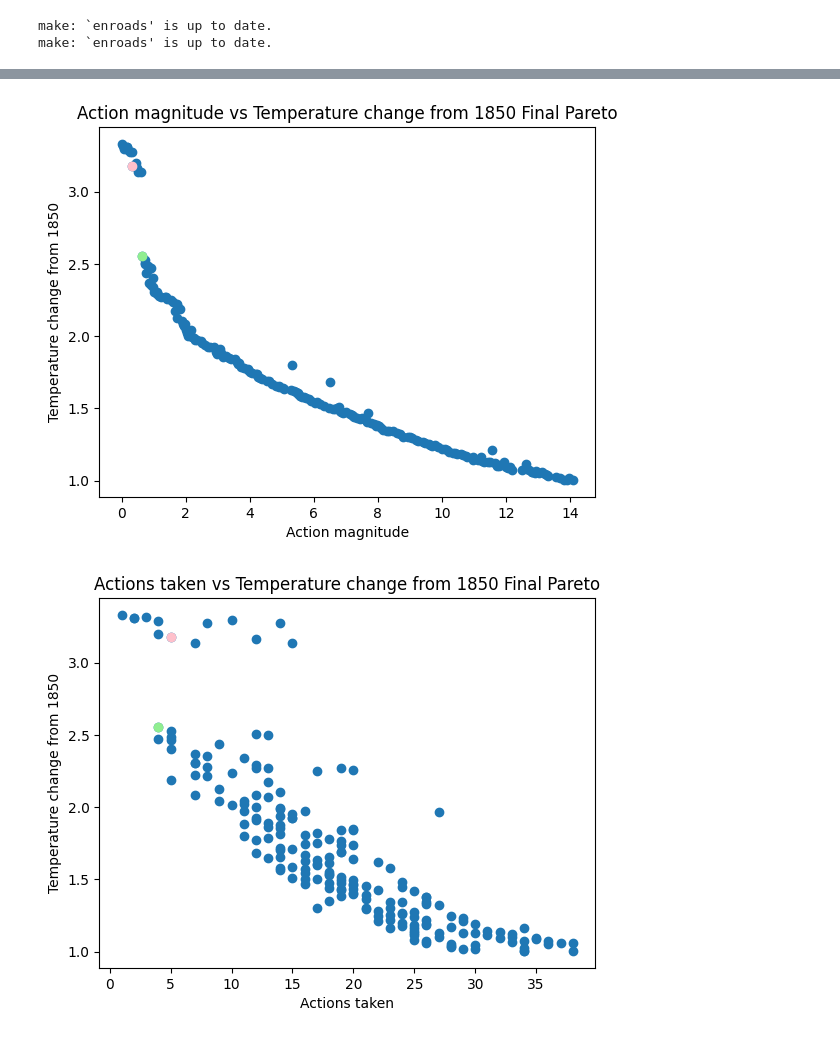
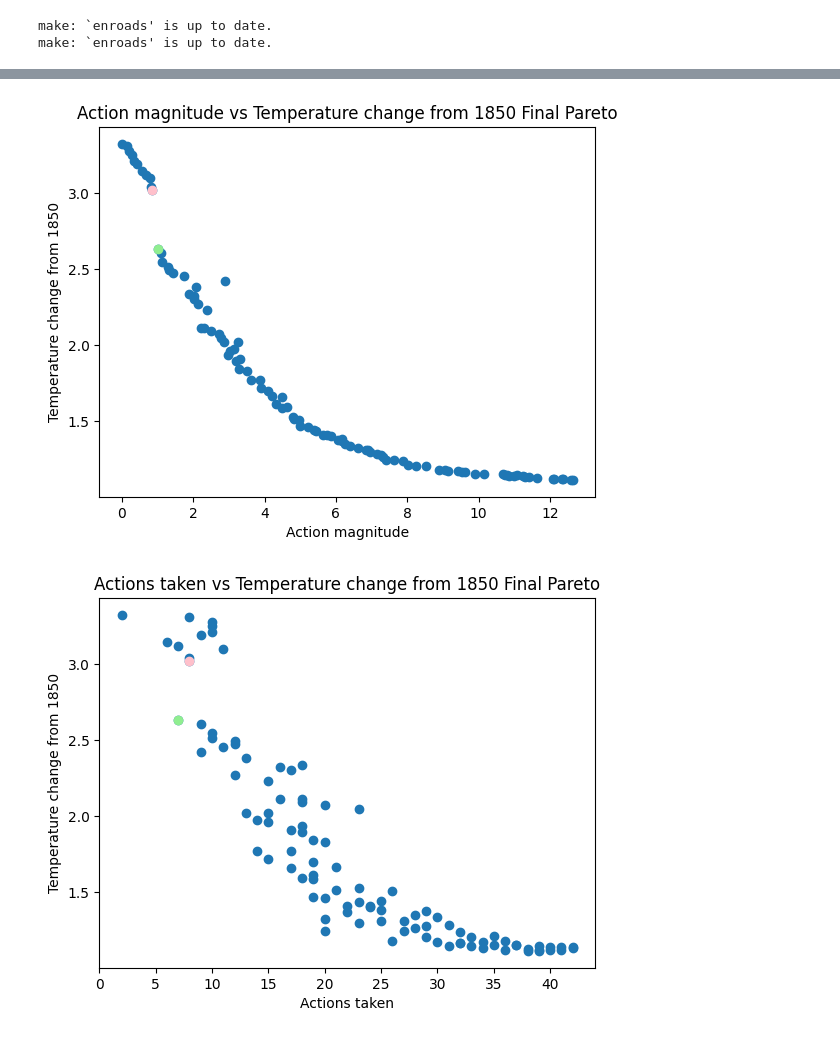
Before and after one commit to cognizant-ai-labs/en-roads-py, a Jupyter notebook: experiments/actions.ipynb, the cells around one changed output, grey strips where cells are left out. Cells and saved outputs as stored; diff of their text form; code cells hidden in the pictures.

```diff
--- a/experiments/actions.ipynb
+++ b/experiments/actions.ipynb
@@ -13,8 +14,10 @@ from enroadspy import load_input_specs, id_to_name
 from enroadspy.generate_url import actions_to_url
 # %%
-results_dir = Path("results/all-action-direct-decomplexify")
+results_dir = Path("results/actions")
 with open(results_dir / "config.yml", "r", encoding="utf-8") as f:
     config = yaml.safe_load(f)
+
+config = process_config(config)
 
 gens = len(list(results_dir.glob("[0-9]*.csv")))-1
 context = config["context"]
@@ -120,8 +123,7 @@ pareto_df = pareto_df[pareto_df["rank"] == 1]
 pareto_df = pareto_df.sort_values(by=[outcome_keys[2], outcome_keys[1], outcome_keys[0]], ascending=False)
 
 print(pareto_df[["cand_id", outcome_keys[2], outcome_keys[1], outcome_keys[0]]].head(20))
-# 57_162, 63_147
-special = ["351_138", "397_26"]
+special = ["83_75", "50_12"]
 plot_pareto(outcome_keys[0], outcome_keys[2], gens, special)
 plot_pareto(outcome_keys[1], outcome_keys[2], gens, special)
 # %% [output]
@@ -145,5 +147,5 @@ plot_pareto(outcome_keys[1], outcome_keys[2], gens, special)
-[figure, old version]
+[figure, new version]
-[figure, old version]
+[figure, new version]
 # %%
 def compare_actions(cand_1, cand_2):
     [ca_1], _, _ = experimenter.get_candidate_results(cand_1)
```
Also changed, not shown: parts of 12 cells of this notebook, 26 other files.
